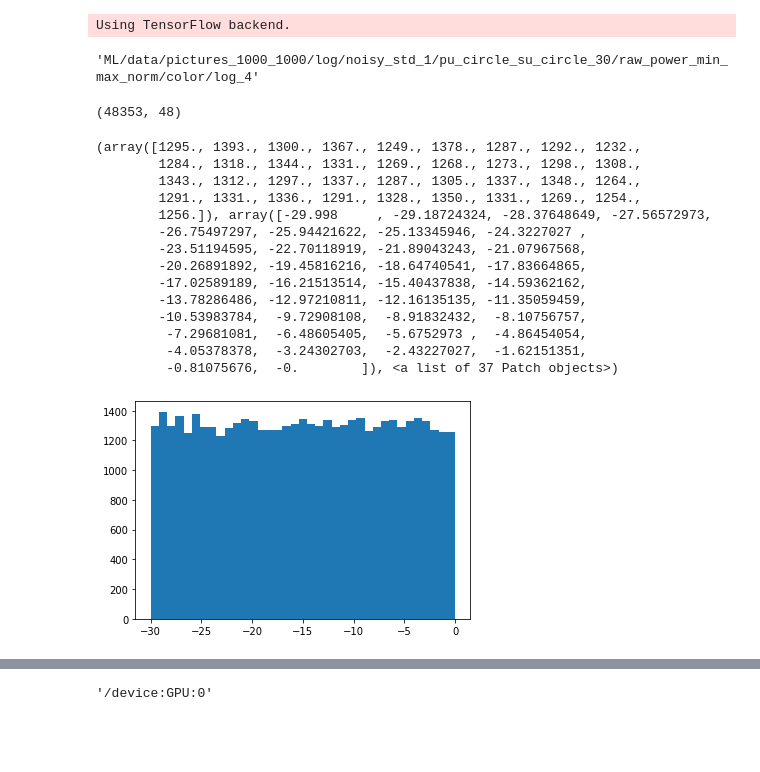
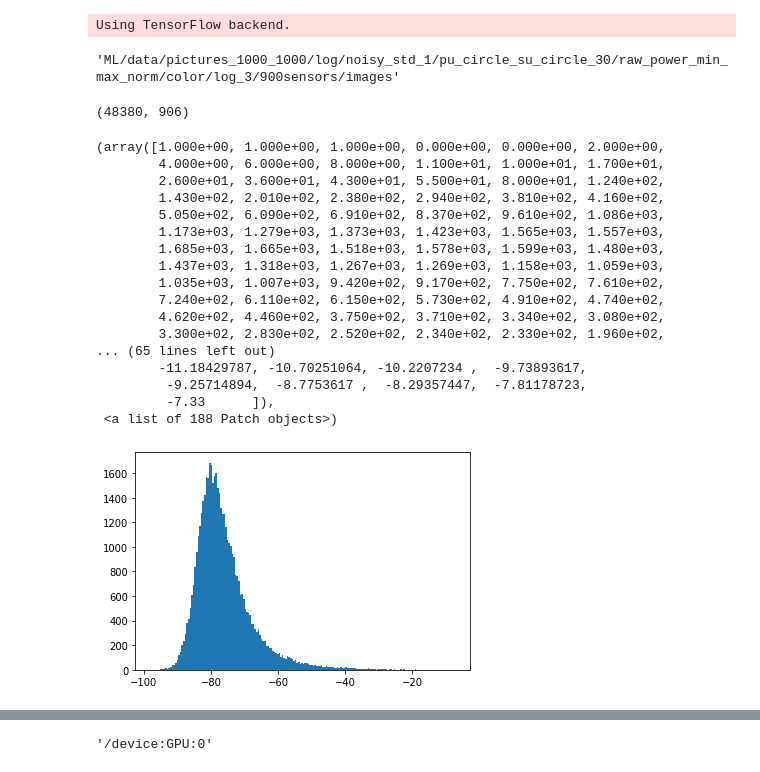
Before and after one commit to shahrokh765/MLSpectrumAllocation, a Jupyter notebook: CNN.ipynb, the cells around one changed output, grey strips where cells are left out. Drawn from its saved outputs; the diff is of its cells as text; code cells hidden in the pictures; blank space fills up the shorter version.

```diff
--- a/CNN.ipynb
+++ b/CNN.ipynb
@@ -33,8 +33,8 @@ Using TensorFlow backend.
 # INIT
 # PART 1
 # number_samples = [5] + list(range(10, 101, 10)) + [120, 150, 200, 250, 300, 400, 500, 700] + list(range(1000, 10001, 1000))
-number_samples = [128, 256, 512, 1024, 2048, 4096, 8192, 12288]
-number_samples = [512, 1024, 2048, 4096, 8192, 12288]
+number_samples = [256, 512, 1024, 2048, 4096, 8192]
+number_samples = [8192]
 
 # cnn_type = "classification"  # {"classification", "regression"}
 validation_size, noise_floor = 0.33, -90.0
@@ -42,7 +42,8 @@ su_power = 0 # this is not actually su power just a number to show there is an S
 max_x, max_y, number_image_channels, su_szie = 1000, 1000, 7, 30
 pu_shape, su_shape = 'circle', 'circle' # shape = {'circle', 'square', 'point'}
 style = "raw_power_min_max_norm"  # {"raw_power_zscore_norm", "image_intensity", "raw_power_min_max_norm"}
-pus_num, intensity_degradation, slope = 15, 'log', 4  # 'log', 'linear'
+intensity_degradation, slope = 'log', 3  # 'log', 'linear'
+max_pus_num, max_sus_num = 20, 1
 propagation_model = 'log' # 'splat', 'log', 'testbed'
 noise, std = True, 1
 if su_shape == 'circle':
@@ -52,14 +53,14 @@ elif su_shape == 'square':
 else:
     su_param = None
 
-sensors = False
+sensors = True
 if sensors:
-    sensors_num = 1200
+    sensors_num = 900
     sensors_file_path = "rsc/sensors/" + str(max(max_x, max_y)) + "/" + str(sensors_num) + "/sensors"
 # num_pus = (data_reg.shape[1] - 3)//3
 
 # PART 2
-number_of_proccessors = 8
+number_of_proccessors = 6
 memory_size_allowed = 4 # in Gigabyte
 float_size = 0
 if float_memory_used == "float16":
@@ -79,18 +80,26 @@ image_dir = 'ML/data/pictures_' + str(max_x) + '_' + str(max_y) + '/' + propagat
     "/noisy_std_" + str(std) if noise else "") + '/pu_' + pu_shape + '_su_' + su_shape + '_' + (
     "" if su_shape == 'point' else str(su_szie)) + "/" + style + "/" + color +'/' + (
     "" if pu_shape == 'point' and su_shape == 'point' else (intensity_degradation + '_' + str(slope))) + (
-    "/" + str(sensors_num) + "sensors" if sensors else "")
+    "/" + str(sensors_num) + "sensors" if sensors else "/pus") + "/images"
 
 if not os.path.exists(image_dir):
         os.makedirs(image_dir)
 # %%
 image_dir
 # %% [output]
-'ML/data/pictures_1000_1000/log/noisy_std_1/pu_circle_su_circle_30/raw_power_min_max_norm/color/log_4'
+'ML/data/pictures_1000_1000/log/noisy_std_1/pu_circle_su_circle_30/raw_power_min_max_norm/color/log_3/900sensors/images'
 # %%
 # LOAD DATA
-dataframe = pd.read_csv('ML/data/dynamic_pus_using_pus_50000_15PUs_1000grid_log_noisy_std1_202003_0702_12.txt', delimiter=',', header=None)
-dataframe_max = pd.read_csv('ML/data/dynamic_pus_max_power_50000_15PUs_1000grid_1cell_log_noisy_std1_202003_0702_12.txt', delimiter=',', header=None)
+num_columns = (sensors_num if sensors else max_pus_num * 3 + 1) + max_sus_num * 3 + 2
+cols = [i for i in range(num_columns)]
+dataset_name = "dynamic_pus_sensors_50000_min10_max20PUs_1SUs_900sensors_1000grid_1cell_log_noisy_std1_202004_0812_44.txt"
+max_dataset_name = "dynamic_pus_max_power_50000_min10_max20PUs_1SUs_1000grid_1cell_log_noisy_std1_202004_0812_44.txt"
+with open('/'.join(image_dir.split('/')[:-1]) + '/datasets' + dtime + '.txt', 'w') as set_file:
+    set_file.write(dataset_name)
+    set_file.write(max_dataset_name)
+
+dataframe = pd.read_csv('ML/data/' + dataset_name, delimiter=',', header=None, names=cols)
+dataframe_max = pd.read_csv('ML/data/' + max_dataset_name, delimiter=',', header=None)
 
 dataframe.reset_index(drop=True, inplace=True)
 dataframe_max.reset_index(drop=True, inplace=True)
@@ -101,10 +110,11 @@ dataframe_tot = pd.concat([dataframe, dataframe_max.iloc[:, dataframe_max.column
 idx = dataframe_tot[dataframe_tot[dataframe_tot.columns[-1]] == -float('inf')].index
 dataframe_tot.drop(idx, inplace=True)
 
-data_reg = np.concatenate((dataframe_tot.values[:, 0:dataframe_tot.shape[1]-3],
-                           dataframe_tot.values[:, dataframe_tot.shape[1]-1:dataframe_tot.shape[1]]), axis=1)
-data_class = dataframe_tot.values[:, 0:dataframe_tot.shape[1]-1]
-y_class_power = dataframe_tot.values[:, -1]
+data_reg = dataframe_tot.values
+# data_reg = np.concatenate((dataframe_tot.values[:, 0:dataframe_tot.shape[1]-3],
+#                            dataframe_tot.values[:, dataframe_tot.shape[1]-1:dataframe_tot.shape[1]]), axis=1)
+# data_class = dataframe_tot.values[:, 0:dataframe_tot.shape[1]-1]
+# y_class_power = dataframe_tot.values[:, -1]
 
 if sensors:
     sensors_location = []
@@ -113,11 +123,13 @@ if sensors:
         for line in lines:
             line = line.split(' ')
             sensors_location.append(Point(int(float(line[0])), int(float(line[1]))))
-del dataframe, dataframe_max
+del dataframe, dataframe_max, dataframe_tot
 # %%
 data_reg.shape
 # %% [output]
-(48353, 48)
+(48380, 906)
+# %%
+data_reg = data_reg[0:30000][:]
 # %%
 def euclidian_distance(p1: Point, p2: Point):
     return ((p1.x - p2.x) ** 2 + (p1.y - p2.y) ** 2) ** 0.5
@@ -357,23 +396,26 @@ def read_image(image_num):
 # TODO: Consider using min_max normalization becasue difference between values using
 # z-score is huge since most of the pixels have the same value, noise floor
 # %%
-plt.hist(data_reg[:,2:3:200], bins='auto')
+plt.hist(data_reg[:,0:1:400], bins='auto')
 # %% [output]
-(array([1295., 1393., 1300., 1367., 1249., 1378., 1287., 1292., 1232.,
-        1284., 1318., 1344., 1331., 1269., 1268., 1273., 1298., 1308.,
-        1343., 1312., 1297., 1337., 1287., 1305., 1337., 1348., 1264.,
-        1291., 1331., 1336., 1291., 1328., 1350., 1331., 1269., 1254.,
-        1256.]), array([-29.998     , -29.18724324, -28.37648649, -27.56572973,
-        -26.75497297, -25.94421622, -25.13345946, -24.3227027 ,
-        -23.51194595, -22.70118919, -21.89043243, -21.07967568,
-        -20.26891892, -19.45816216, -18.64740541, -17.83664865,
-        -17.02589189, -16.21513514, -15.40437838, -14.59362162,
-        -13.78286486, -12.97210811, -12.16135135, -11.35059459,
-        -10.53983784,  -9.72908108,  -8.91832432,  -8.10756757,
-         -7.29681081,  -6.48605405,  -5.6752973 ,  -4.86454054,
-         -4.05378378,  -3.24302703,  -2.43227027,  -1.62151351,
-         -0.81075676,  -0.        ]), <a list of 37 Patch objects>)
+(array([1.000e+00, 1.000e+00, 1.000e+00, 0.000e+00, 0.000e+00, 2.000e+00,
+        4.000e+00, 6.000e+00, 8.000e+00, 1.100e+01, 1.000e+01, 1.700e+01,
+        2.600e+01, 3.600e+01, 4.300e+01, 5.500e+01, 8.000e+01, 1.240e+02,
+        1.430e+02, 2.010e+02, 2.380e+02, 2.940e+02, 3.810e+02, 4.160e+02,
+        5.050e+02, 6.090e+02, 6.910e+02, 8.370e+02, 9.610e+02, 1.086e+03,
+        1.173e+03, 1.279e+03, 1.373e+03, 1.423e+03, 1.565e+03, 1.557e+03,
+        1.685e+03, 1.665e+03, 1.518e+03, 1.578e+03, 1.599e+03, 1.480e+03,
+        1.437e+03, 1.318e+03, 1.267e+03, 1.269e+03, 1.158e+03, 1.059e+03,
+        1.035e+03, 1.007e+03, 9.420e+02, 9.170e+02, 7.750e+02, 7.610e+02,
+        7.240e+02, 6.110e+02, 6.150e+02, 5.730e+02, 4.910e+02, 4.740e+02,
+        4.620e+02, 4.460e+02, 3.750e+02, 3.710e+02, 3.340e+02, 3.080e+02,
+        3.300e+02, 2.830e+02, 2.520e+02, 2.340e+02, 2.330e+02, 1.960e+02,
+... (65 lines left out)
+        -11.18429787, -10.70251064, -10.2207234 ,  -9.73893617,
+         -9.25714894,  -8.7753617 ,  -8.29357447,  -7.81178723,
+         -7.33      ]),
+ <a list of 188 Patch objects>)
-[figure, old version]
+[figure, new version]
 # %%
 # Saving images once to save time
 # run this cell just for creating images
```
Also changed, not shown: parts of 18 cells of this notebook, 2 other files.
